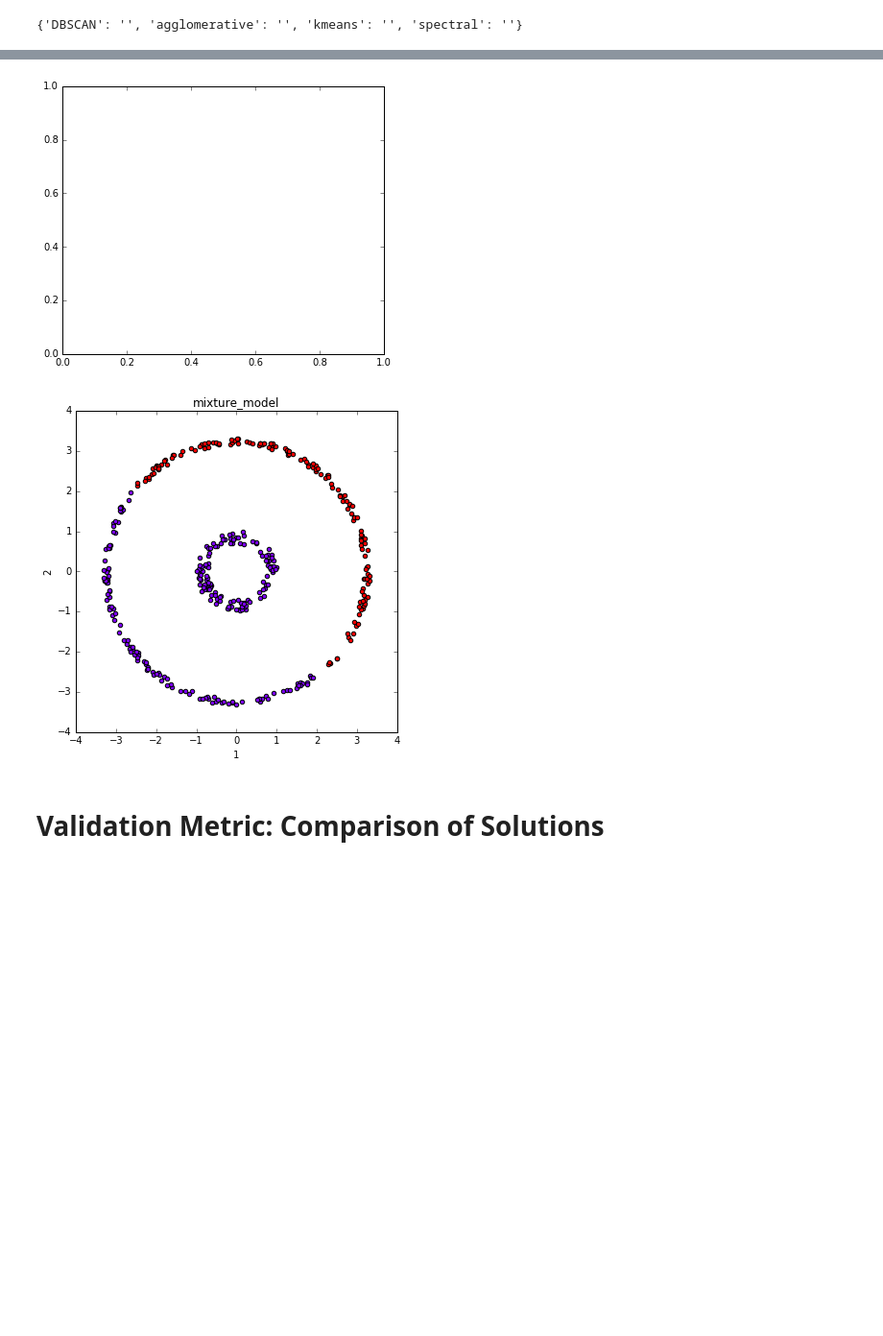
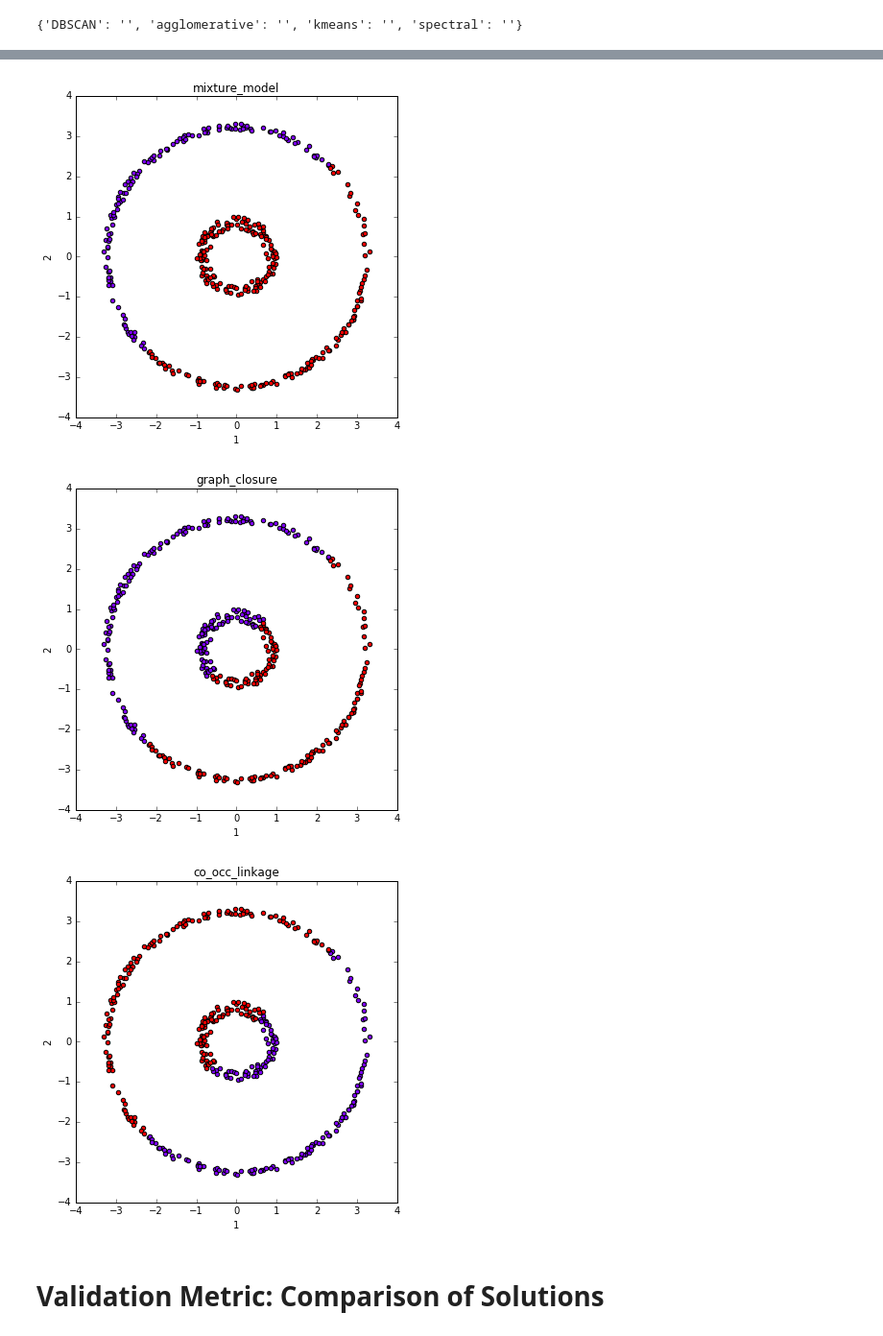
Before and after one commit to NaegleLab/OpenEnsembles, a Jupyter notebook: examples/example_half_rings.ipynb, the cells around one changed output, grey strips where cells are left out. Shown at 96% size. Cells and saved outputs as stored; diff of their text form; code cells hidden in the pictures; blank space fills up the shorter version.

Commit message:
added graph closure as finishing technique

```diff
--- a/examples/example_half_rings.ipynb
+++ b/examples/example_half_rings.ipynb
@@ -88,13 +95,0 @@ for solution in c.labels:
-# %%
-##################################################
-# Consensus Partition                            #
-##################################################
-## Plot consensus partition
-fig = plt.figure(fignum, figsize=(6, 5))
-plt.clf() # clear the current figure
-fig.add_axes(rect= [0,0,0.95,1])
-plt.cla() # clear the current axis
-
-c_MM = c.mixture_model(K=2)
-# %% [output]
-[figure, removed]
@@ -101,8 +102,20 @@ c_MM = c.mixture_model(K=2)
+# %%
+c_g = c.finish_graph_closure(0.7, clique_size=3)
+c_linkage = c.finish_co_occ_linkage(0.75, linkage='average')
 # %%
 labels = c_MM.labels['mixture_model']
 f = dataObj.plot_data('parent', title='mixture_model', class_labels=labels)
+
+labels = c_g.labels['graph_closure']
+f = dataObj.plot_data('parent', title='graph_closure', class_labels=labels)
+
+
+labels = c_linkage.labels['co_occ_linkage']
+f = dataObj.plot_data('parent', title='co_occ_linkage', class_labels=labels)
 # %% [output]
-[figure, old version]
+[figure, new version]
+[figure, added]
+[figure, added]
 # %% [markdown]
 # Validation Metric: Comparison of Solutions
 # %%
```
Also changed, not shown: parts of 3 cells of this notebook.
